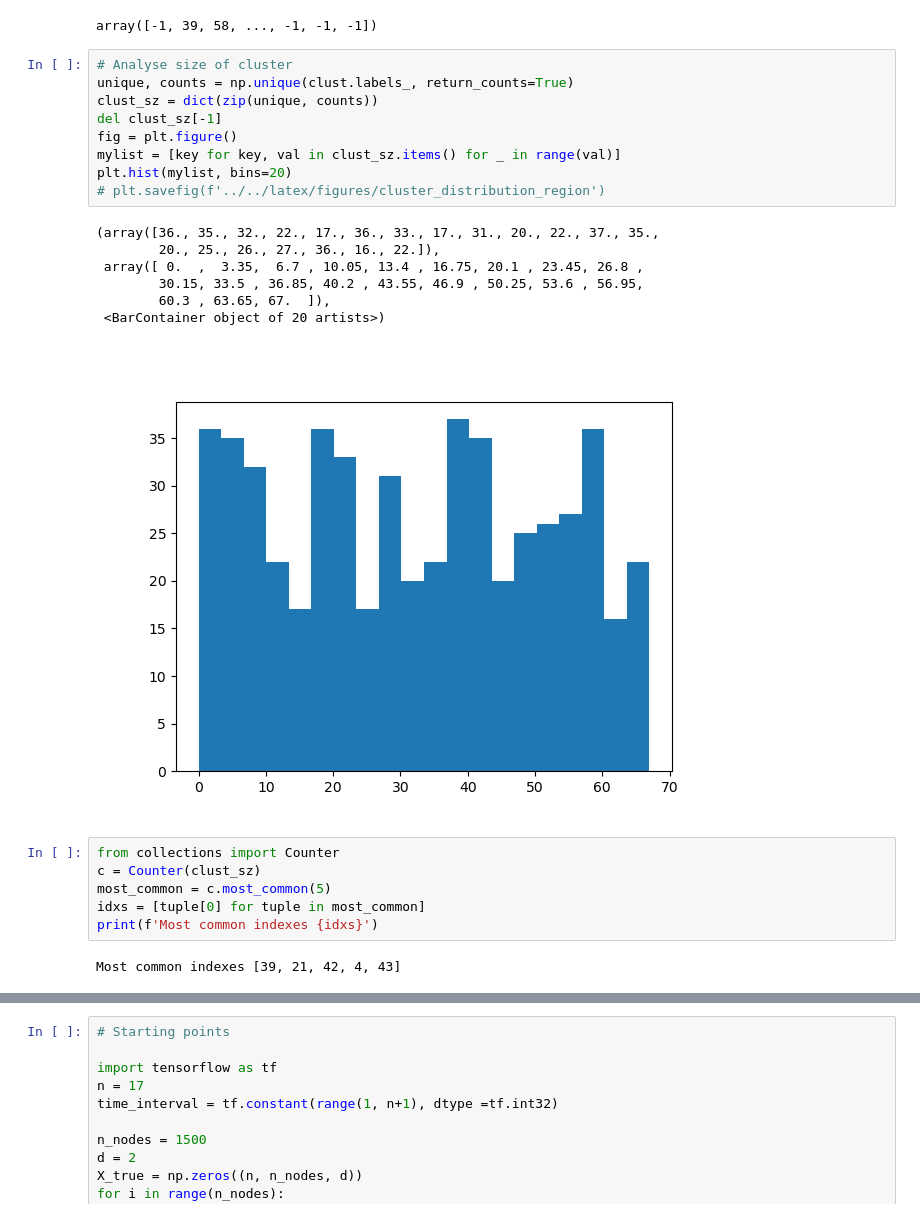
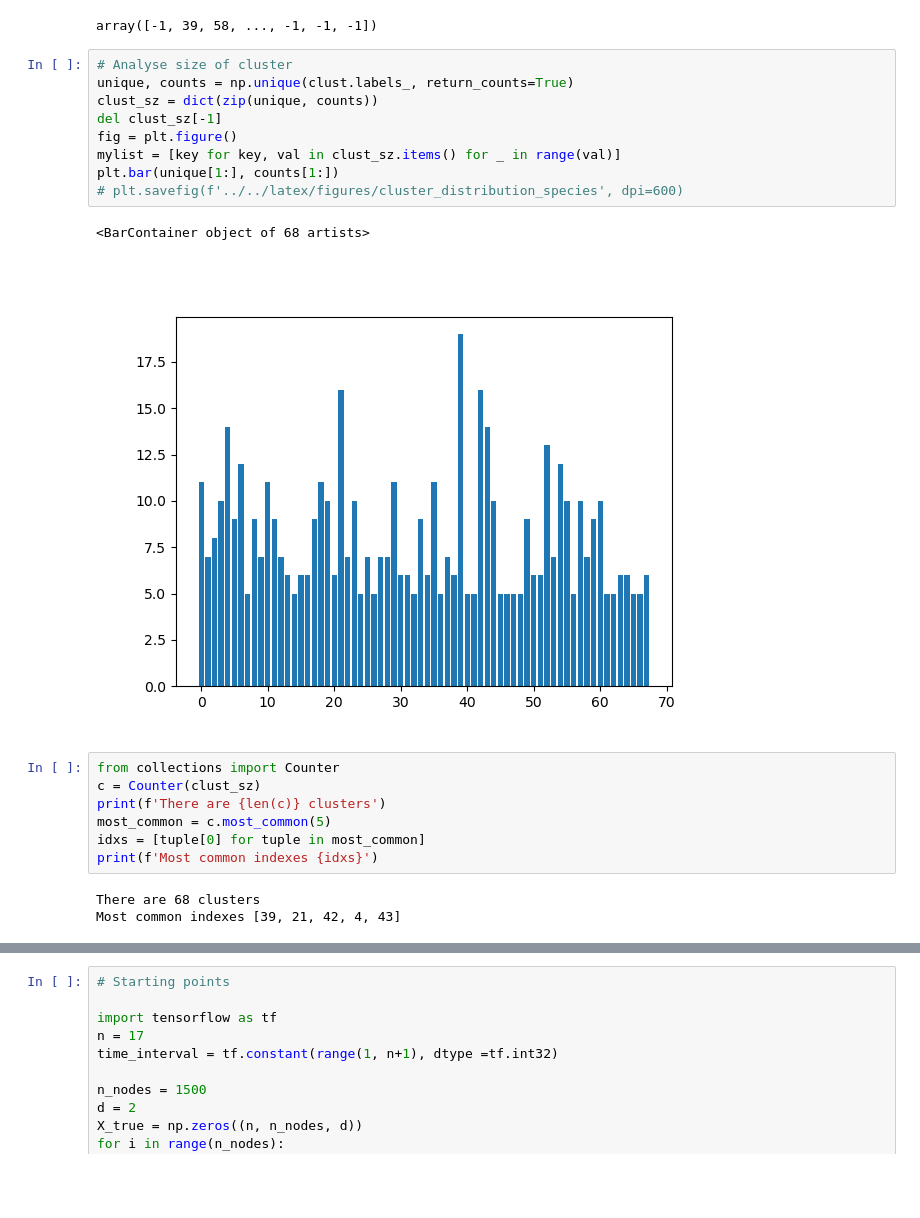
Before and after one commit to Rage997/MasterThesis, a Jupyter notebook: code/PyCode/results.ipynb, the cells around one changed output, grey strips where cells are left out. Saved outputs shown, nothing was run; the diff lists cells and outputs as text; blank space fills up the shorter version.

```diff
--- a/code/PyCode/results.ipynb
+++ b/code/PyCode/results.ipynb
@@ -137,27 +165,24 @@ array([-1, 39, 58, ..., -1, -1, -1])
 # %%
 # Analyse size of cluster
 unique, counts = np.unique(clust.labels_, return_counts=True)
 clust_sz = dict(zip(unique, counts))
 del clust_sz[-1]
 fig = plt.figure()
 mylist = [key for key, val in clust_sz.items() for _ in range(val)]
-plt.hist(mylist, bins=20)
-# plt.savefig(f'../../latex/figures/cluster_distribution_region')
+plt.bar(unique[1:], counts[1:])
+# plt.savefig(f'../../latex/figures/cluster_distribution_species', dpi=600)
 # %% [output]
-(array([36., 35., 32., 22., 17., 36., 33., 17., 31., 20., 22., 37., 35.,
-        20., 25., 26., 27., 36., 16., 22.]),
- array([ 0.  ,  3.35,  6.7 , 10.05, 13.4 , 16.75, 20.1 , 23.45, 26.8 ,
-        30.15, 33.5 , 36.85, 40.2 , 43.55, 46.9 , 50.25, 53.6 , 56.95,
-        60.3 , 63.65, 67.  ]),
- <BarContainer object of 20 artists>)
+<BarContainer object of 68 artists>
-[figure, old version]
+[figure, new version]
 # %%
 from collections import Counter
 c = Counter(clust_sz)
+print(f'There are {len(c)} clusters')
 most_common = c.most_common(5)
 idxs = [tuple[0] for tuple in most_common]
 print(f'Most common indexes {idxs}')
 # %% [output]
+There are 68 clusters
 Most common indexes [39, 21, 42, 4, 43]
 # %%
 Xk = to_plot[:, clust.labels_ == 2]
```
Also changed, not shown: parts of 8 cells of this notebook, 1 other file.
